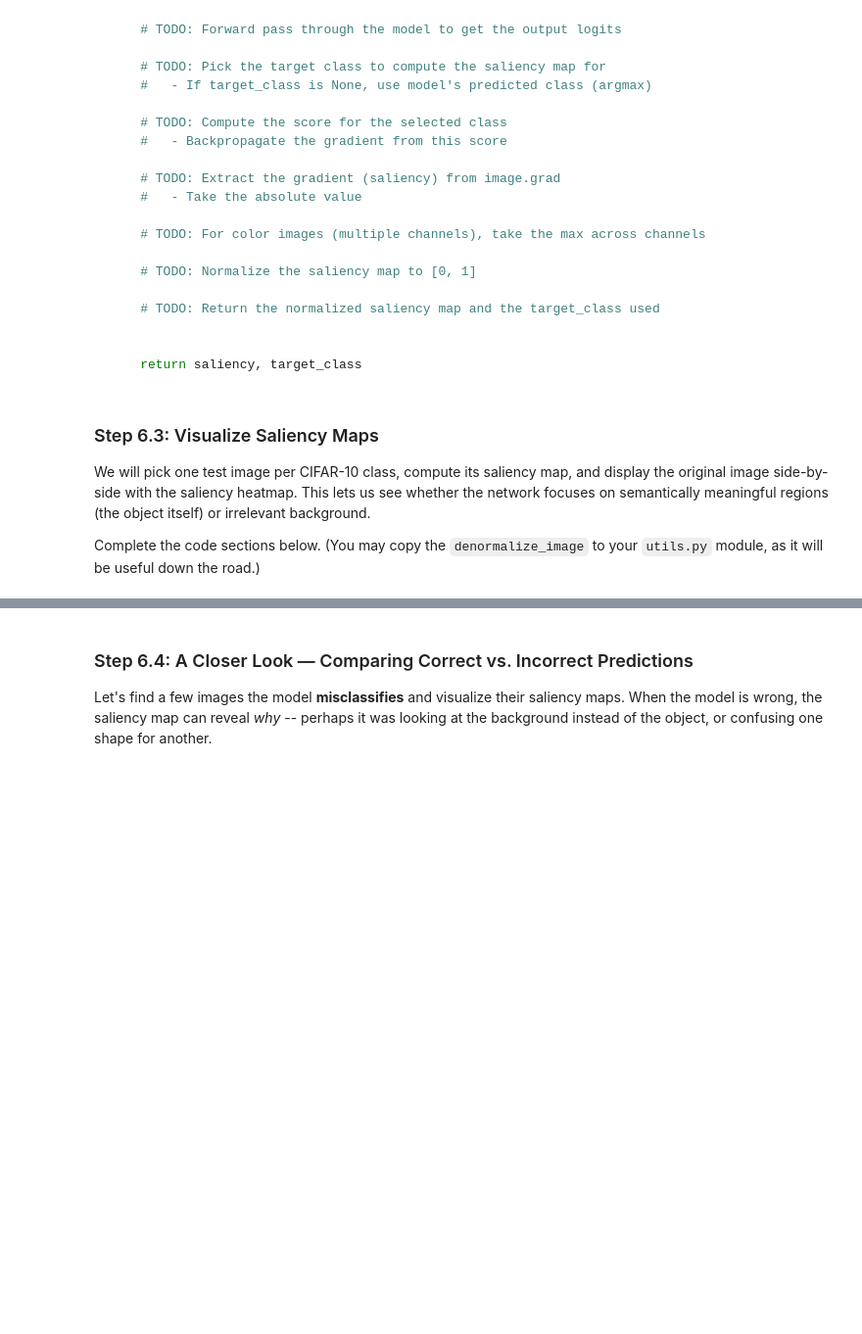
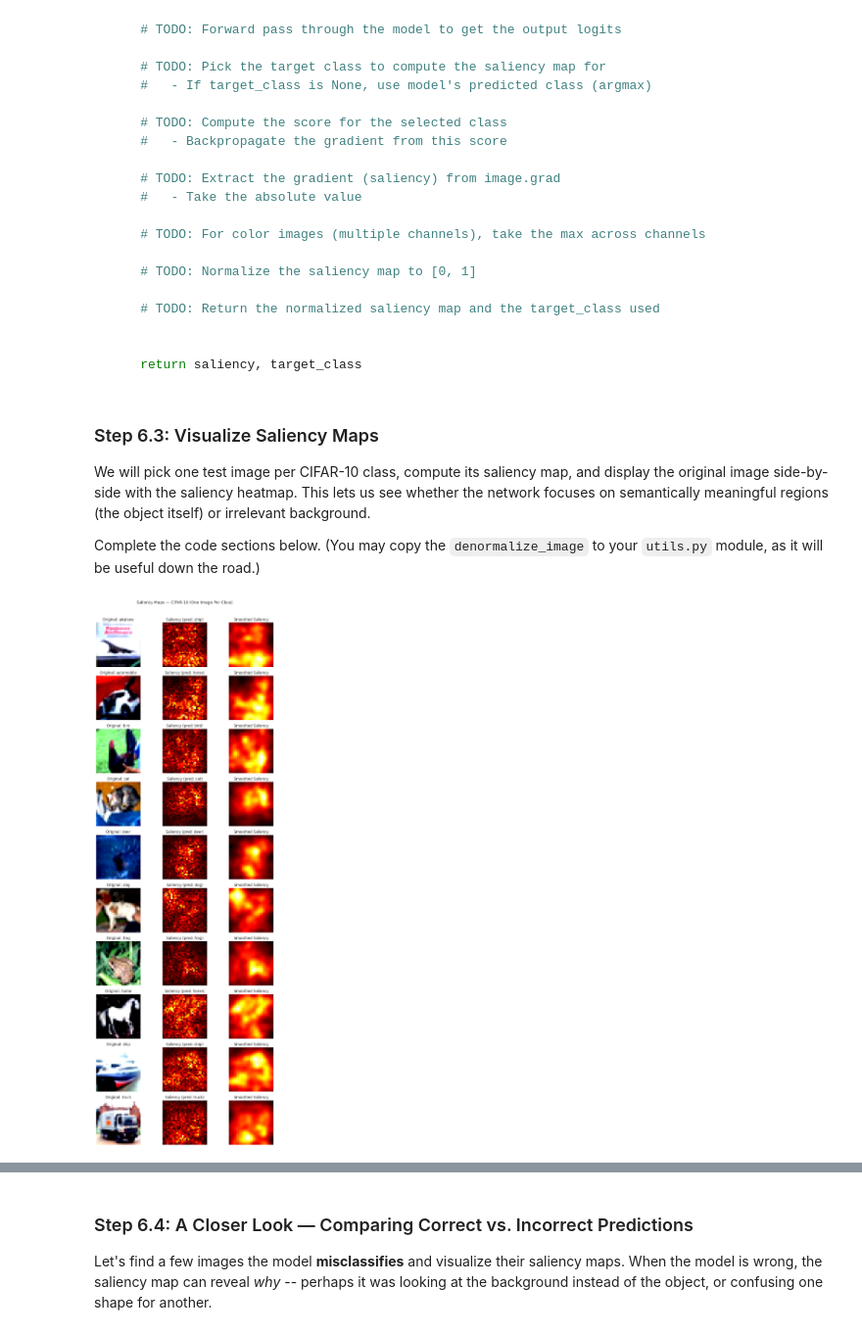
Before and after one commit to changminbark/Lantern, a Jupyter notebook: notebooks/07-Deep-Architecture.ipynb, the cells around one changed output, grey strips where cells are left out. Shown at 98% size. Cells and saved outputs as stored; diff of their text form; code cells hidden in the pictures; blank space fills up the shorter version.

Commit message:
chore: refactor lantern; finish deep architecture notebook

```diff
--- a/notebooks/07-Deep-Architecture.ipynb
+++ b/notebooks/07-Deep-Architecture.ipynb
@@ -1977,11 +2424,13 @@ Usually **normalization should match** (same mean/std), because it’s part of d
 
 If you created a function to aid in downloading torchvision datasets (which I demonstrated in class a couple weeks ago), then you should make a simple modification to support a training transform and a validation transform:
 # %%
+from lantern.data import get_torchvision_datasets
+
 # CIFAR-10 dataset statistics (computed from training set)
 CIFAR10_MEAN = (0.4914, 0.4822, 0.4465)
 CIFAR10_STD = (0.2470, 0.2435, 0.2616)
 
-# TODO: Set up training transform with augmentation
+# DONE: Set up training transform with augmentation
 cifar10_train_transform = transforms.Compose([
     transforms.RandomCrop(32, padding=4),  # Crop after padding (spatial augmentation)
     transforms.RandomHorizontalFlip(p=0.5),  # 50% chance of horizontal flip
@@ -1990,14 +2439,18 @@ cifar10_train_transform = transforms.Compose([
     transforms.Normalize(CIFAR10_MEAN, CIFAR10_STD),  # Use actual CIFAR-10 statistics
 ])
 
-# TODO: Set up test/validation transform WITHOUT augmentation
+# DONE: Set up test/validation transform WITHOUT augmentation
 cifar10_test_transform = transforms.Compose([
     transforms.ToTensor(),
     transforms.Normalize(CIFAR10_MEAN, CIFAR10_STD),
 ])
 
-# TODO: Get your datasets! Be sure to utilize the transforms created above!
-cifar10_train_ds, cifar10_test_ds = ???
+# DONE: Get your datasets! Be sure to utilize the transforms created above!
+cifar10_train_ds, cifar10_test_ds = get_torchvision_datasets(
+    "cifar10",
+    train_transform=cifar10_train_transform,
+    test_transform=cifar10_test_transform
+)
 
 print(f"CIFAR-10 train: {len(cifar10_train_ds)} images")
 print(f"CIFAR-10 test:  {len(cifar10_test_ds)} images")
@@ -2118,8 +2612,14 @@ def denormalize_image(tensor, mean=(0.5, 0.5, 0.5), std=(0.5, 0.5, 0.5)):
     Returns:
         torch.Tensor: The denormalized image tensor, with values clipped to [0, 1].
     """
-    ???
+    # Goes from (C,) to (C, H, W)  which broadcasts over (C, H, W) in tensor
+    # Each channel's pixels are denormalized according to their respective means and stds
+    mean_t = torch.tensor(mean, dtype=tensor.dtype, device=tensor.device).view(-1, 1, 1)
+    std_t = torch.tensor(std, dtype=tensor.dtype, device=tensor.device).view(-1, 1, 1)
+    return (tensor * std_t + mean_t).clamp(0, 1)
 # %%
+from scipy.ndimage import gaussian_filter
+
 # Let's pick one image per class from the test set and visualize their saliency maps
 cifar_classes = cifar10_test_ds.classes
 num_display = len(cifar_classes)
@@ -2130,41 +2630,48 @@ for i in range(len(cifar10_test_ds)):
     img, label = cifar10_test_ds[i]
     if label not in class_images:
         class_images[label] = img
     if len(class_images) == num_display:
         break
 
 # Set up the figure
 fig, axes = plt.subplots(num_display, 3, figsize=(10, num_display * 2.5))
 
 
 for row, cls_idx in enumerate(range(num_display)):
     # Pick the image for class cls_idx
-    ???
+    img_tensor = class_images[cls_idx]
 
     # Compute the saliency map for the image
-    saliency, pred_class = compute_saliency_map(???)
+    saliency, pred_class = compute_saliency_map(cifar_model, img_tensor, device=accel_device)
 
     # The image tensor (img_tensor) has been normalized (typically for training neural nets).
     # To visualize it correctly, we "denormalize" it: multiply by std and add mean for each channel.
     # Then, we permute the axes so it's height x width x channel (as expected by matplotlib),
     # and convert it to a numpy array for display.
-    img_display = denormalize_image(???)
-    ??? # Then permute the axes
+    img_display = denormalize_image(img_tensor)
+    img_display = img_display.permute(1, 2, 0).cpu().numpy() # Then permute the axes
 
     # Display the original image
-    axes[row, 0].???
+    axes[row, 0].imshow(img_display)
+    axes[row, 0].set_title(f"Original: {cifar_classes[cls_idx]}")
+    axes[row, 0].axis("off")
 
     # Saliency heatmap
-    axes[row, 1].???
+    axes[row, 1].imshow(saliency, cmap="hot")
+    axes[row, 1].set_title(f"Saliency (pred: {cifar_classes[pred_class]})")
+    axes[row, 1].axis("off")
 
     # Apply Gaussian blur to the saliency map for smoother visualization
-    ???
-    ???
-    axes[row, 2].???
+    saliency_smooth = gaussian_filter(saliency, sigma=1.5)
+    axes[row, 2].imshow(saliency_smooth, cmap="hot")
+    axes[row, 2].set_title("Smoothed Saliency")
+    axes[row, 2].axis("off")
 
 
 plt.suptitle("Saliency Maps — CIFAR-10 (One Image Per Class)", fontsize=13, y=1.01)
 plt.tight_layout()
 plt.show()
+# %% [output]
+[figure, added]
 # %%
 show_warning("Saliency maps require gradients with respect to the input. If you forget image.requires_grad_(True) before the forward pass, image.grad will be None and the computation will fail silently or raise an error.")
```
Also changed, not shown: parts of 48 cells of this notebook, 9 other files.
